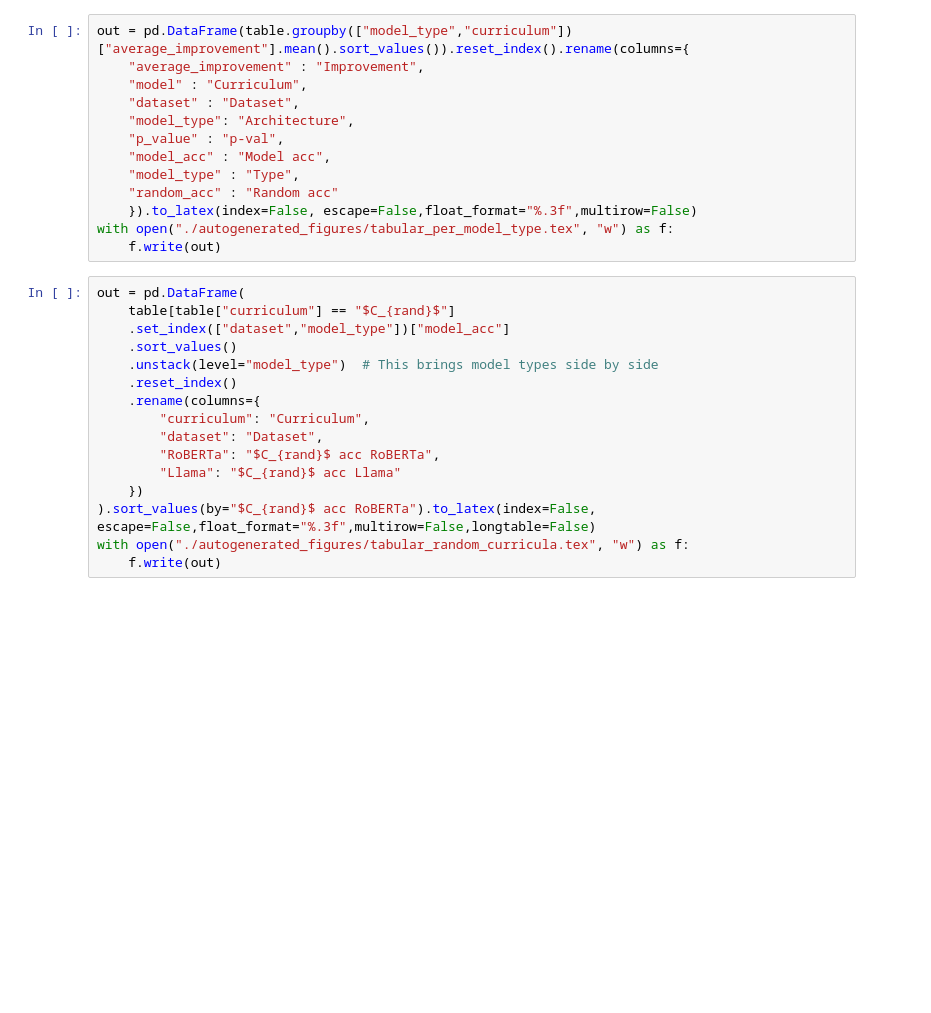
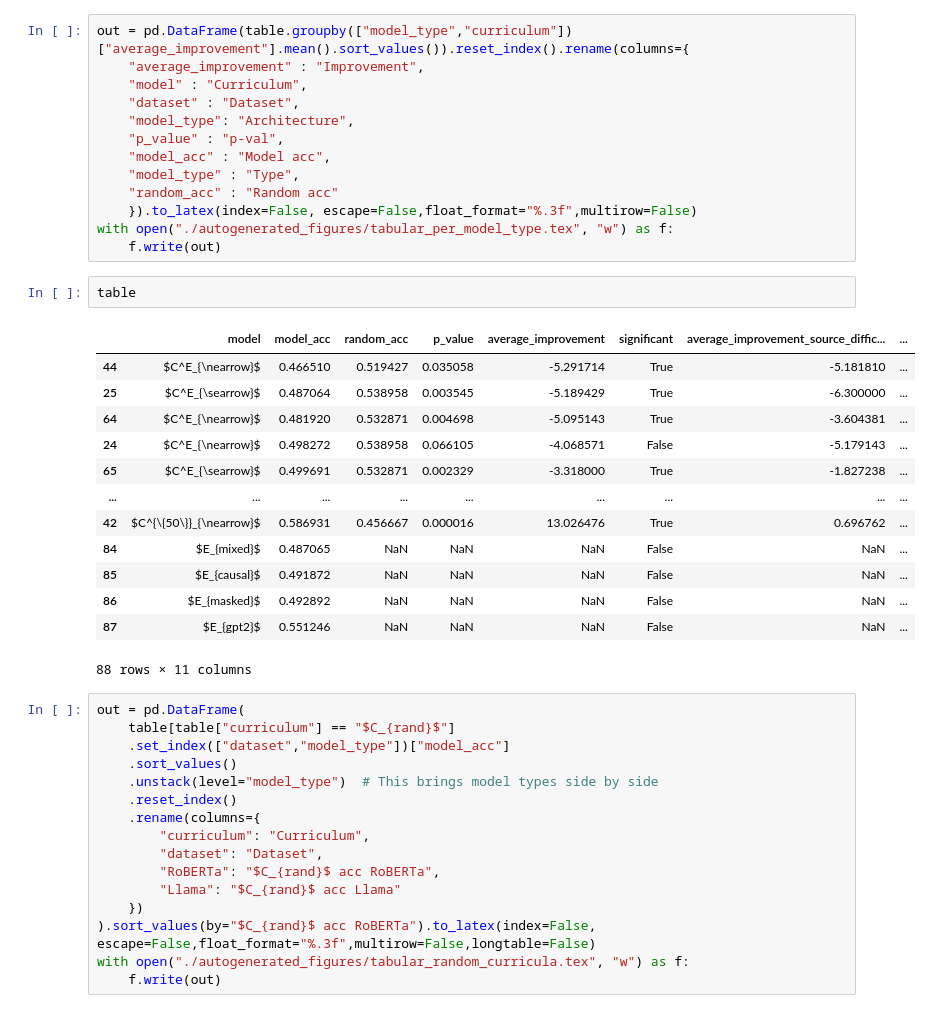
Before and after one commit to loris3/babylm, a Jupyter notebook: plotting_notebooks/plot_benchmark_results.ipynb, the cells around one changed output. Cells and saved outputs as stored; diff of their text form; blank space fills up the shorter version.

```diff
--- a/plotting_notebooks/plot_benchmark_results.ipynb
+++ b/plotting_notebooks/plot_benchmark_results.ipynb
@@ -351,6 +605,22 @@ out = pd.DataFrame(table.groupby(["model_type","curriculum"])["average_improveme
     }).to_latex(index=False, escape=False,float_format="%.3f",multirow=False)
 with open("./autogenerated_figures/tabular_per_model_type.tex", "w") as f:
     f.write(out)
+# %%
+table
+# %% [output]
+|  | model | model_acc | random_acc | p_value | average_improvement | significant | average_improvement_source_diffic... | ... |
+| 44 | $C^E_{\nearrow}$ | 0.466510 | 0.519427 | 0.035058 | -5.291714 | True | -5.181810 | ... |
+| 25 | $C^E_{\searrow}$ | 0.487064 | 0.538958 | 0.003545 | -5.189429 | True | -6.300000 | ... |
+| 64 | $C^E_{\nearrow}$ | 0.481920 | 0.532871 | 0.004698 | -5.095143 | True | -3.604381 | ... |
+| 24 | $C^E_{\nearrow}$ | 0.498272 | 0.538958 | 0.066105 | -4.068571 | False | -5.179143 | ... |
+| 65 | $C^E_{\searrow}$ | 0.499691 | 0.532871 | 0.002329 | -3.318000 | True | -1.827238 | ... |
+| ... | ... | ... | ... | ... | ... | ... | ... | ... |
+| 42 | $C^{\{50\}}_{\nearrow}$ | 0.586931 | 0.456667 | 0.000016 | 13.026476 | True | 0.696762 | ... |
+| 84 | $E_{mixed}$ | 0.487065 | NaN | NaN | NaN | False | NaN | ... |
+| 85 | $E_{causal}$ | 0.491872 | NaN | NaN | NaN | False | NaN | ... |
+| 86 | $E_{masked}$ | 0.492892 | NaN | NaN | NaN | False | NaN | ... |
+| 87 | $E_{gpt2}$ | 0.551246 | NaN | NaN | NaN | False | NaN | ... |
+88 rows × 11 columns
 # %%
 out = pd.DataFrame(
     table[table["curriculum"] == "$C_{rand}$"]
```
Also changed, not shown: parts of 17 cells of this notebook, 8 other files.
